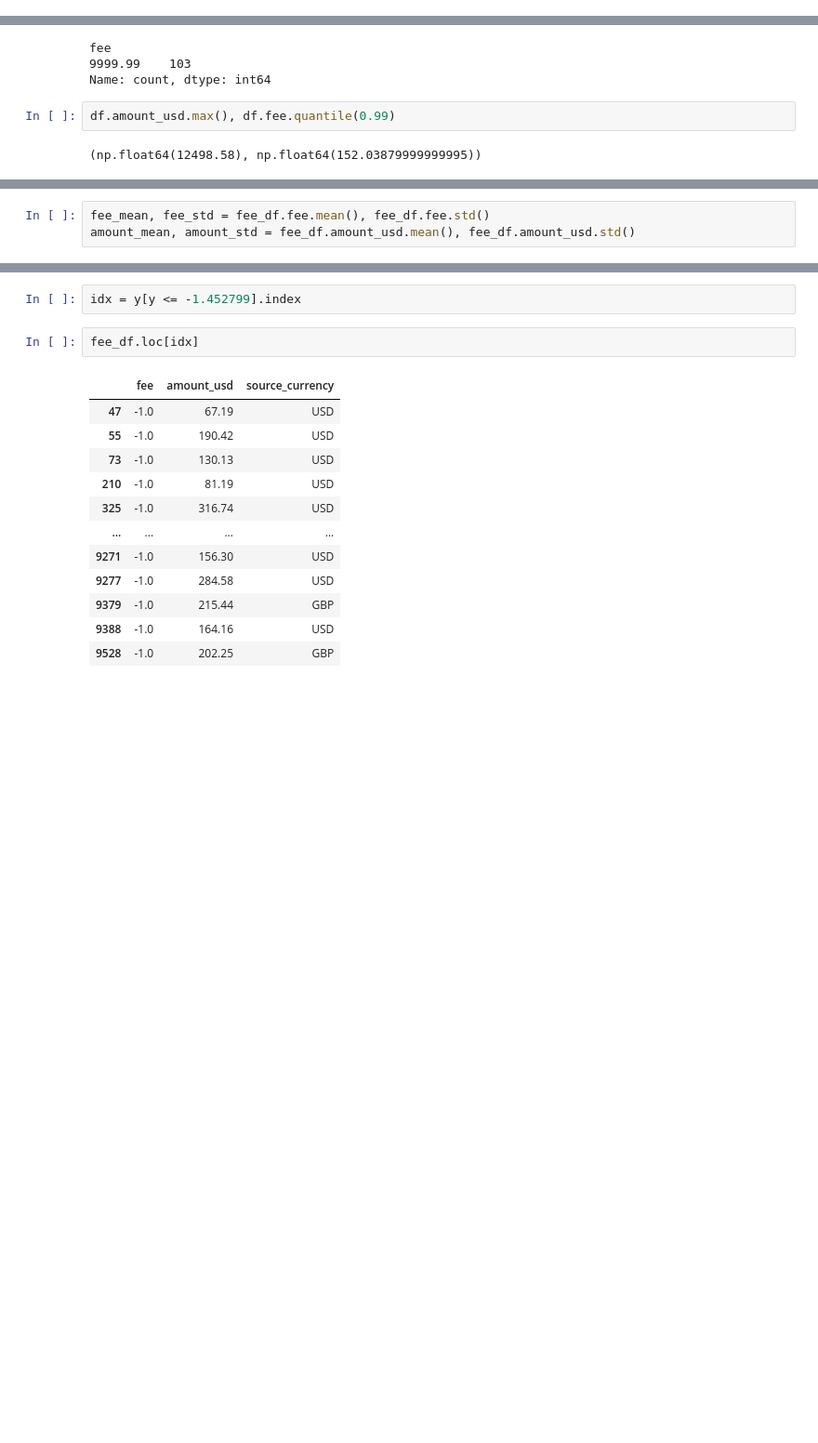
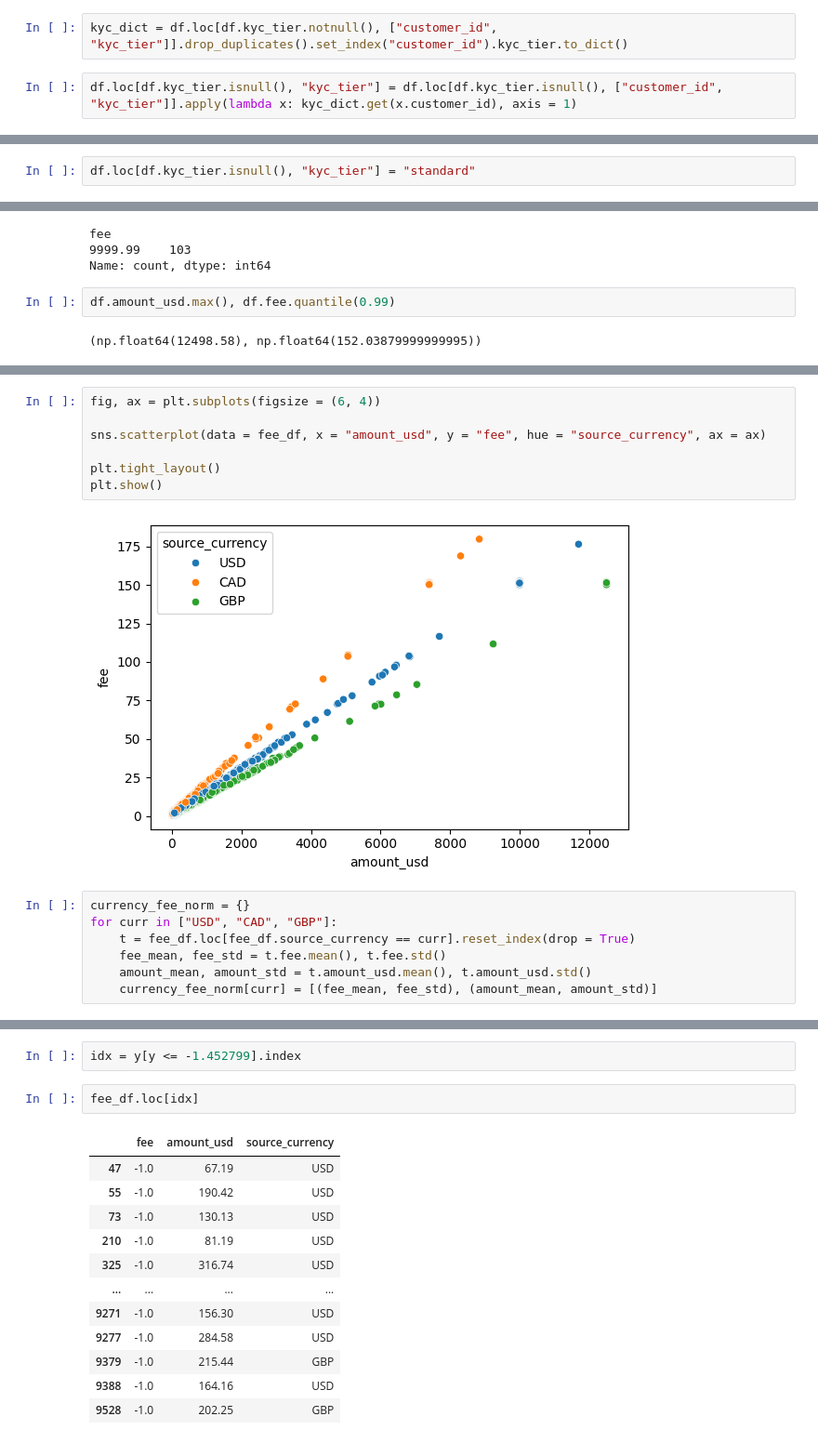
Before and after one commit to sarbol/Financial_Transaction_Fraud_Detection, a Jupyter notebook: notebooks/01_exploratory_data_analysis.ipynb, the cells around one changed output, grey strips where cells are left out. Shown at 93% size. Drawn from its saved outputs; the diff is of its cells as text; blank space fills up the shorter version.

```diff
--- a/notebooks/01_exploratory_data_analysis.ipynb
+++ b/notebooks/01_exploratory_data_analysis.ipynb
@@ -287,0 +600,4 @@ df.kyc_tier = df.kyc_tier.str.strip().str.lower().str.replace({"standrd": "stand
+# %%
+kyc_dict = df.loc[df.kyc_tier.notnull(), ["customer_id", "kyc_tier"]].drop_duplicates().set_index("customer_id").kyc_tier.to_dict()
+# %%
+df.loc[df.kyc_tier.isnull(), "kyc_tier"] = df.loc[df.kyc_tier.isnull(), ["customer_id", "kyc_tier"]].apply(lambda x: kyc_dict.get(x.customer_id), axis = 1)
@@ -288,3 +616,5 @@ df.kyc_tier = df.kyc_tier.str.strip().str.lower().str.replace({"standrd": "stand
+# %%
+df.loc[df.kyc_tier.isnull(), "kyc_tier"] = "standard"
 # %%
 df.source_currency.unique()
 # %% [output]
@@ -465,6 +730,19 @@ fee_df.head()
 | 2 | 2.70 | 160.33 | USD |
 | 3 | 2.22 | 59.41 | USD |
 | 4 | 3.61 | 200.96 | USD |
+# %%
+fig, ax = plt.subplots(figsize = (6, 4))
+
+sns.scatterplot(data = fee_df, x = "amount_usd", y = "fee", hue = "source_currency", ax = ax)
+
+plt.tight_layout()
+plt.show()
+# %% [output]
+[figure, added]
 # %%
-fee_mean, fee_std = fee_df.fee.mean(), fee_df.fee.std()
-amount_mean, amount_std = fee_df.amount_usd.mean(), fee_df.amount_usd.std()
+currency_fee_norm = {}
+for curr in ["USD", "CAD", "GBP"]:
+    t = fee_df.loc[fee_df.source_currency == curr].reset_index(drop = True)
+    fee_mean, fee_std = t.fee.mean(), t.fee.std()
+    amount_mean, amount_std = t.amount_usd.mean(), t.amount_usd.std()
+    currency_fee_norm[curr] = [(fee_mean, fee_std), (amount_mean, amount_std)]
```
Also changed, not shown: parts of 176 cells of this notebook, 1 other file.
